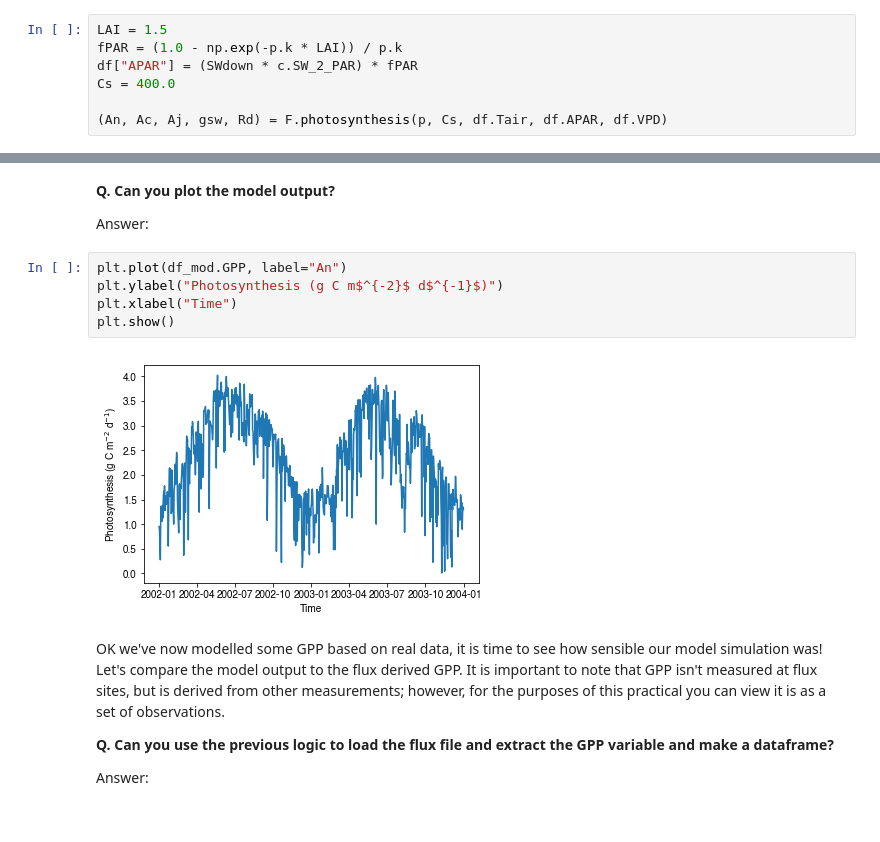
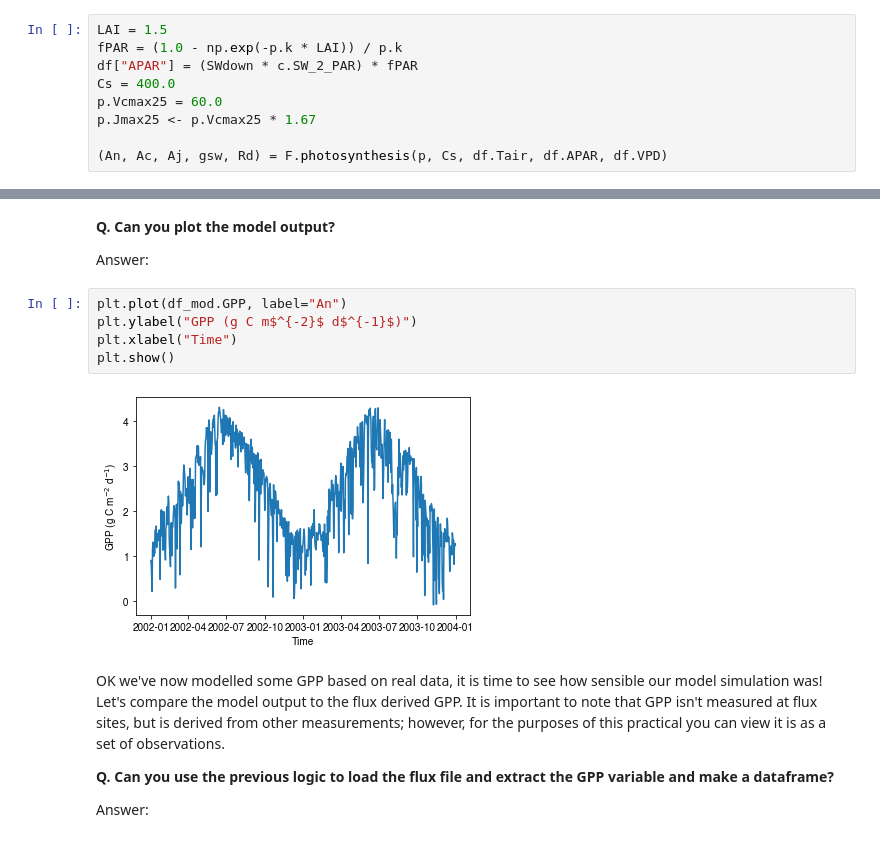
Before and after one commit to mdekauwe/BEES3041_lab_photosynthesis, a Jupyter notebook: BEES3041_lab.ipynb, the cells around one changed output, grey strips where cells are left out. Saved outputs shown, nothing was run; the diff lists cells and outputs as text.

```diff
--- a/BEES3041_lab.ipynb
+++ b/BEES3041_lab.ipynb
@@ -345,6 +343,8 @@ LAI = 1.5
 fPAR = (1.0 - np.exp(-p.k * LAI)) / p.k
 df["APAR"] = (SWdown * c.SW_2_PAR) * fPAR
 Cs = 400.0
+p.Vcmax25 = 60.0
+p.Jmax25 <- p.Vcmax25 * 1.67
 
 (An, Ac, Aj, gsw, Rd) = F.photosynthesis(p, Cs, df.Tair, df.APAR, df.VPD)
 # %% [markdown]
@@ -361,11 +361,11 @@ df_mod = df_mod.resample("D").sum()
 Answer:
 # %%
 plt.plot(df_mod.GPP, label="An")
-plt.ylabel("Photosynthesis (g C m$^{-2}$ d$^{-1}$)")
+plt.ylabel("GPP (g C m$^{-2}$ d$^{-1}$)")
 plt.xlabel("Time")
 plt.show()
 # %% [output]
-[figure, old version]
+[figure, new version]
 # %% [markdown]
 OK we've now modelled some GPP based on real data, it is time to see how sensible our model simulation was! Let's compare the model output to the flux derived GPP. It is important to note that GPP isn't measured at flux sites, but is derived from other measurements; however, for the purposes of this practical you can view it is as a set of observations.
 
```
Also changed, not shown: parts of 13 cells of this notebook.
